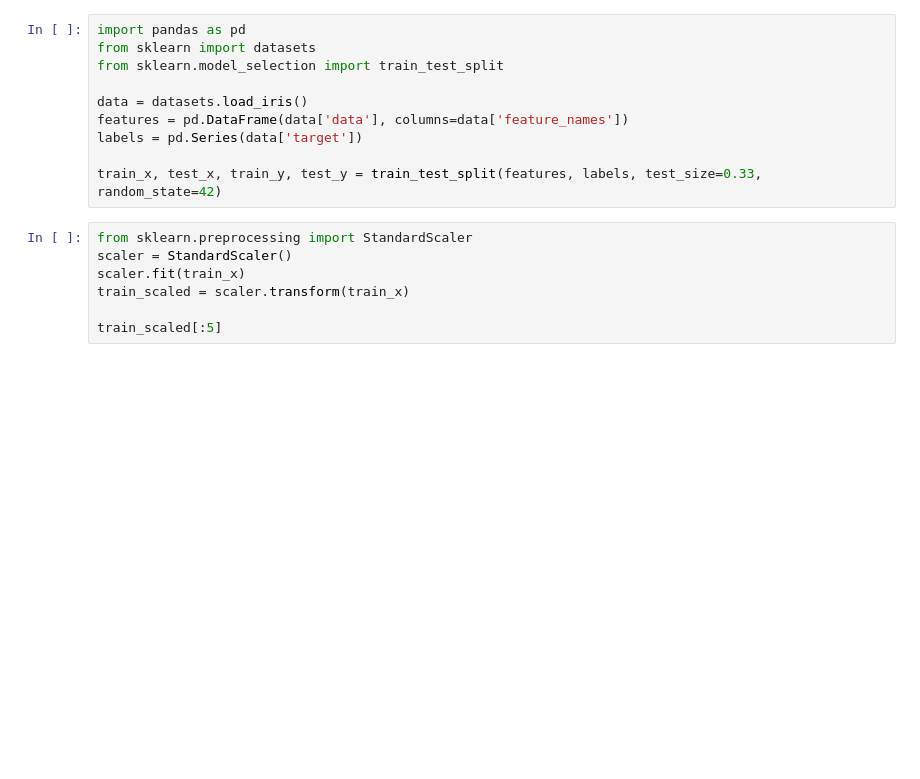
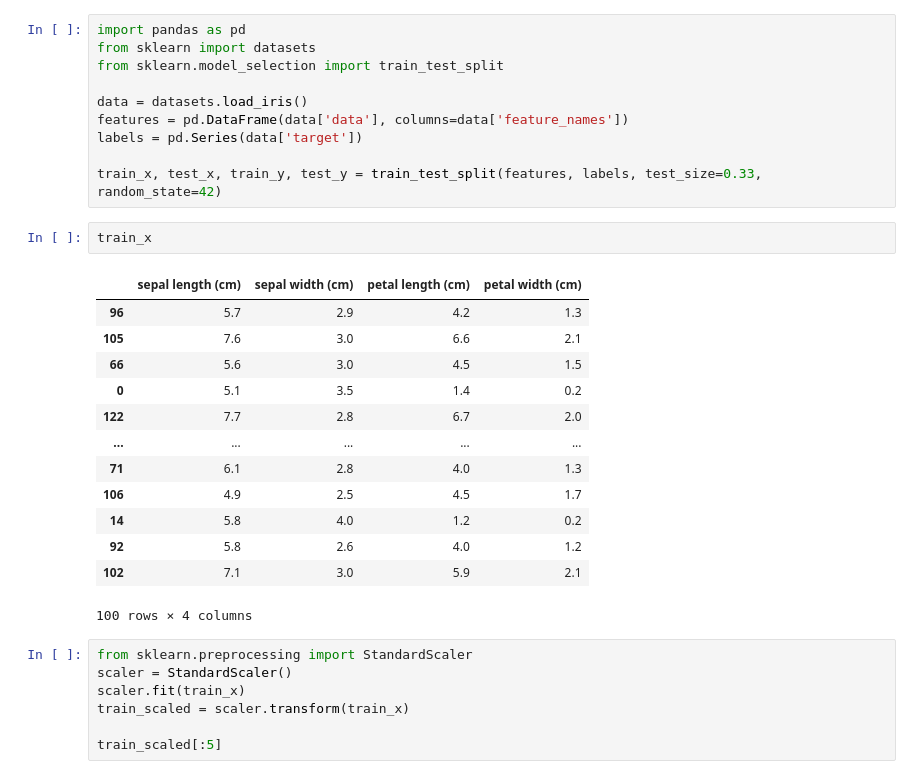
Before and after one commit to aradzikbys/UAM_python, a Jupyter notebook: scikit_learn/skikit_learn.ipynb, the cells around one changed output. Drawn from its saved outputs; the diff is of its cells as text; blank space fills up the shorter version.

```diff
--- a/scikit_learn/skikit_learn.ipynb
+++ b/scikit_learn/skikit_learn.ipynb
@@ -268,6 +268,22 @@ features = pd.DataFrame(data['data'], columns=data['feature_names'])
 labels = pd.Series(data['target'])
 
 train_x, test_x, train_y, test_y = train_test_split(features, labels, test_size=0.33, random_state=42)
+# %%
+train_x
+# %% [output]
+|  | sepal length (cm) | sepal width (cm) | petal length (cm) | petal width (cm) |
+| 96 | 5.7 | 2.9 | 4.2 | 1.3 |
+| 105 | 7.6 | 3.0 | 6.6 | 2.1 |
+| 66 | 5.6 | 3.0 | 4.5 | 1.5 |
+| 0 | 5.1 | 3.5 | 1.4 | 0.2 |
+| 122 | 7.7 | 2.8 | 6.7 | 2.0 |
+| ... | ... | ... | ... | ... |
+| 71 | 6.1 | 2.8 | 4.0 | 1.3 |
+| 106 | 4.9 | 2.5 | 4.5 | 1.7 |
+| 14 | 5.8 | 4.0 | 1.2 | 0.2 |
+| 92 | 5.8 | 2.6 | 4.0 | 1.2 |
+| 102 | 7.1 | 3.0 | 5.9 | 2.1 |
+100 rows × 4 columns
 # %%
 from sklearn.preprocessing import StandardScaler
 scaler = StandardScaler()
```
Also changed, not shown: parts of 1 cell of this notebook, 1 other file.
